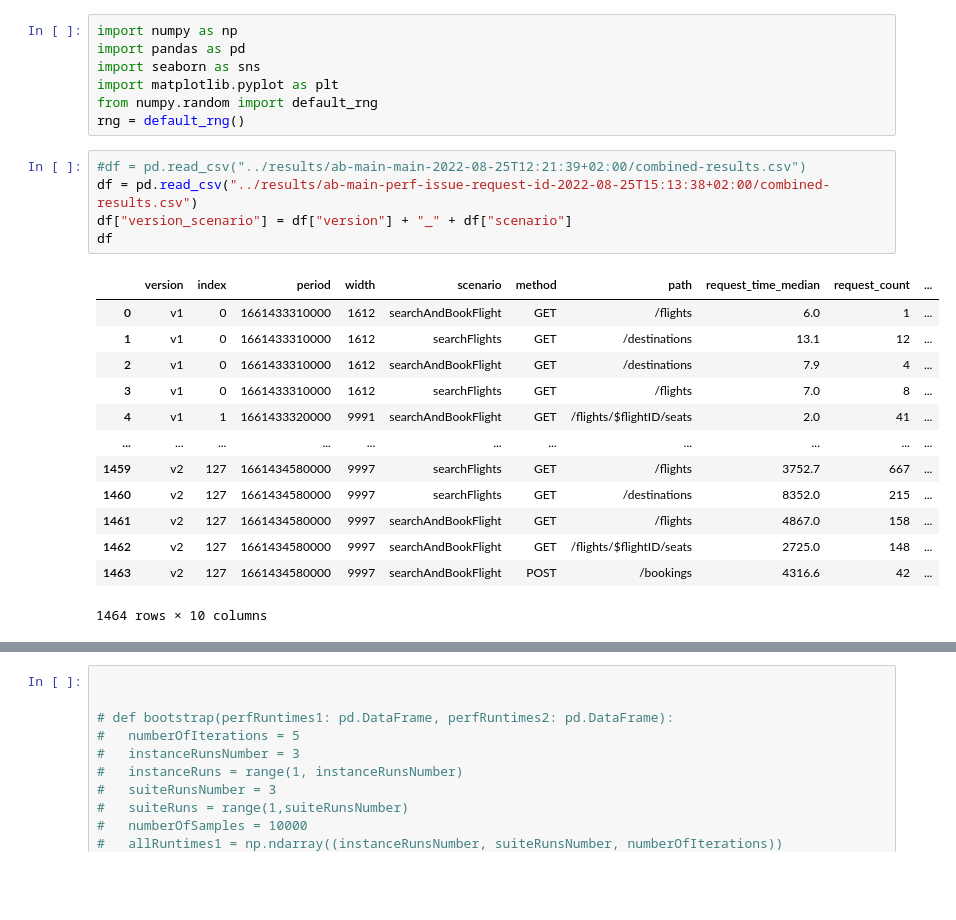
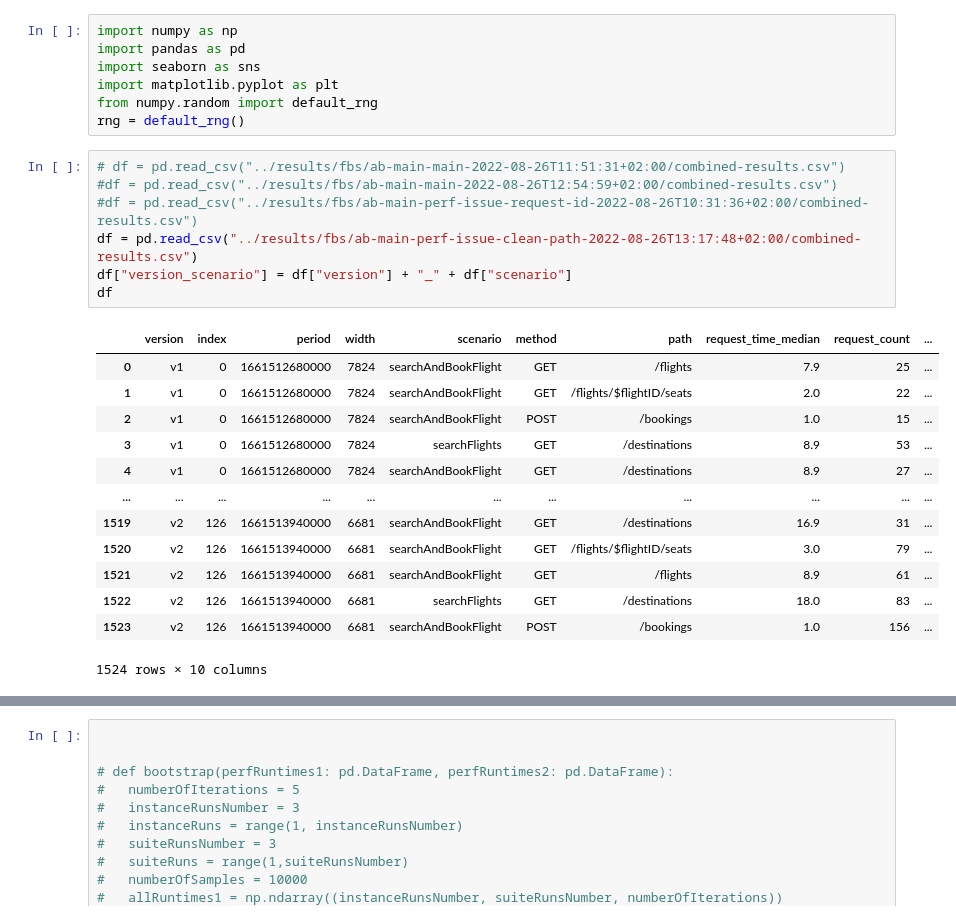
Before and after one commit to njapke/cloud-benchmark-conductor, a Jupyter notebook: analysis/bootstraping-app.ipynb, the cells around one changed output, grey strips where cells are left out. Saved outputs shown, nothing was run; the diff lists cells and outputs as text; blank space fills up the shorter version.

```diff
--- a/analysis/bootstraping-app.ipynb
+++ b/analysis/bootstraping-app.ipynb
@@ -6,24 +6,26 @@ import matplotlib.pyplot as plt
 from numpy.random import default_rng
 rng = default_rng()
 # %%
-#df = pd.read_csv("../results/ab-main-main-2022-08-25T12:21:39+02:00/combined-results.csv")
-df = pd.read_csv("../results/ab-main-perf-issue-request-id-2022-08-25T15:13:38+02:00/combined-results.csv")
+# df = pd.read_csv("../results/fbs/ab-main-main-2022-08-26T11:51:31+02:00/combined-results.csv")
+#df = pd.read_csv("../results/fbs/ab-main-main-2022-08-26T12:54:59+02:00/combined-results.csv")
+#df = pd.read_csv("../results/fbs/ab-main-perf-issue-request-id-2022-08-26T10:31:36+02:00/combined-results.csv")
+df = pd.read_csv("../results/fbs/ab-main-perf-issue-clean-path-2022-08-26T13:17:48+02:00/combined-results.csv")
 df["version_scenario"] = df["version"] + "_" + df["scenario"]
 df
 # %% [output]
 |  | version | index | period | width | scenario | method | path | request_time_median | request_count | ... |
-| 0 | v1 | 0 | 1661433310000 | 1612 | searchAndBookFlight | GET | /flights | 6.0 | 1 | ... |
-| 1 | v1 | 0 | 1661433310000 | 1612 | searchFlights | GET | /destinations | 13.1 | 12 | ... |
-| 2 | v1 | 0 | 1661433310000 | 1612 | searchAndBookFlight | GET | /destinations | 7.9 | 4 | ... |
-| 3 | v1 | 0 | 1661433310000 | 1612 | searchFlights | GET | /flights | 7.0 | 8 | ... |
-| 4 | v1 | 1 | 1661433320000 | 9991 | searchAndBookFlight | GET | /flights/$flightID/seats | 2.0 | 41 | ... |
+| 0 | v1 | 0 | 1661512680000 | 7824 | searchAndBookFlight | GET | /flights | 7.9 | 25 | ... |
+| 1 | v1 | 0 | 1661512680000 | 7824 | searchAndBookFlight | GET | /flights/$flightID/seats | 2.0 | 22 | ... |
+| 2 | v1 | 0 | 1661512680000 | 7824 | searchAndBookFlight | POST | /bookings | 1.0 | 15 | ... |
+| 3 | v1 | 0 | 1661512680000 | 7824 | searchFlights | GET | /destinations | 8.9 | 53 | ... |
+| 4 | v1 | 0 | 1661512680000 | 7824 | searchAndBookFlight | GET | /destinations | 8.9 | 27 | ... |
 | ... | ... | ... | ... | ... | ... | ... | ... | ... | ... | ... |
-| 1459 | v2 | 127 | 1661434580000 | 9997 | searchFlights | GET | /flights | 3752.7 | 667 | ... |
-| 1460 | v2 | 127 | 1661434580000 | 9997 | searchFlights | GET | /destinations | 8352.0 | 215 | ... |
-| 1461 | v2 | 127 | 1661434580000 | 9997 | searchAndBookFlight | GET | /flights | 4867.0 | 158 | ... |
-| 1462 | v2 | 127 | 1661434580000 | 9997 | searchAndBookFlight | GET | /flights/$flightID/seats | 2725.0 | 148 | ... |
-| 1463 | v2 | 127 | 1661434580000 | 9997 | searchAndBookFlight | POST | /bookings | 4316.6 | 42 | ... |
+| 1519 | v2 | 126 | 1661513940000 | 6681 | searchAndBookFlight | GET | /destinations | 16.9 | 31 | ... |
+| 1520 | v2 | 126 | 1661513940000 | 6681 | searchAndBookFlight | GET | /flights/$flightID/seats | 3.0 | 79 | ... |
+| 1521 | v2 | 126 | 1661513940000 | 6681 | searchAndBookFlight | GET | /flights | 8.9 | 61 | ... |
+| 1522 | v2 | 126 | 1661513940000 | 6681 | searchFlights | GET | /destinations | 18.0 | 83 | ... |
+| 1523 | v2 | 126 | 1661513940000 | 6681 | searchAndBookFlight | POST | /bookings | 1.0 | 156 | ... |
-1464 rows × 10 columns
+1524 rows × 10 columns
 # %%
 
 df_plot = df.groupby(['index', 'version']).agg({'request_time_median': 'median', 'request_count': 'sum'}).reset_index()
```
Also changed, not shown: parts of 1 cell of this notebook, 1 other file.
